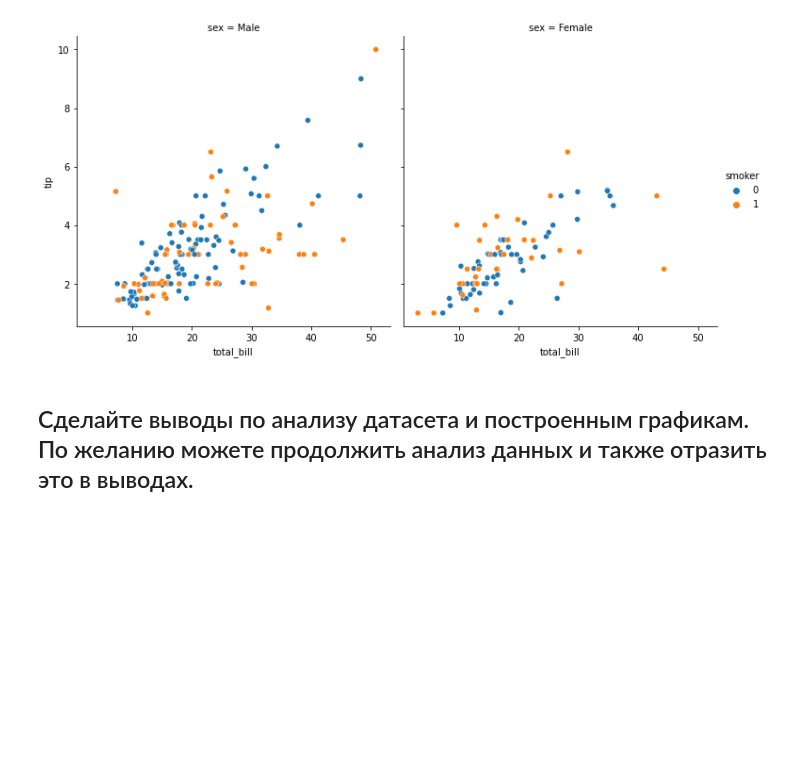
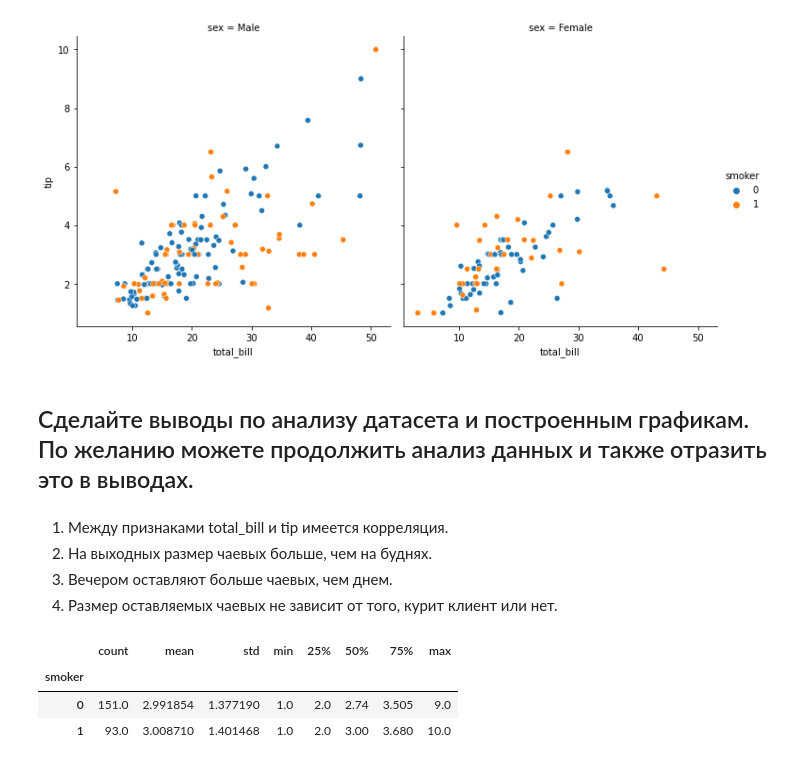
Before and after one commit to chemarev/otus-ml-basic, a Jupyter notebook: homework_03/Analyze and Visualize.ipynb, the cells around one changed output. Cells and saved outputs as stored; diff of their text form; code cells hidden in the pictures; blank space fills up the shorter version.

```diff
--- a/homework_03/Analyze and Visualize.ipynb
+++ b/homework_03/Analyze and Visualize.ipynb
@@ -261,3 +261,15 @@ sns.relplot(data=tips, x='total_bill', y='tip', col='sex', hue='smoker', kind='s
 [figure]
 # %% [markdown]
 ## Сделайте выводы по анализу датасета и построенным графикам. По желанию можете продолжить анализ данных и также отразить это в выводах.
+# %% [markdown]
+1. Между признаками total_bill и tip имеется корреляция.
+2. На выходных размер чаевых больше, чем на буднях.
+3. Вечером оставляют больше чаевых, чем днем.
+4. Размер оставляемых чаевых не зависит от того, курит клиент или нет.
+# %%
+tips.groupby('smoker')['tip'].describe()
+# %% [output]
+|  | count | mean | std | min | 25% | 50% | 75% | max |
+| smoker |  |  |  |  |  |  |  |  |
+| 0 | 151.0 | 2.991854 | 1.377190 | 1.0 | 2.0 | 2.74 | 3.505 | 9.0 |
+| 1 | 93.0 | 3.008710 | 1.401468 | 1.0 | 2.0 | 3.00 | 3.680 | 10.0 |
```
Also changed, not shown: parts of 5 cells of this notebook.
